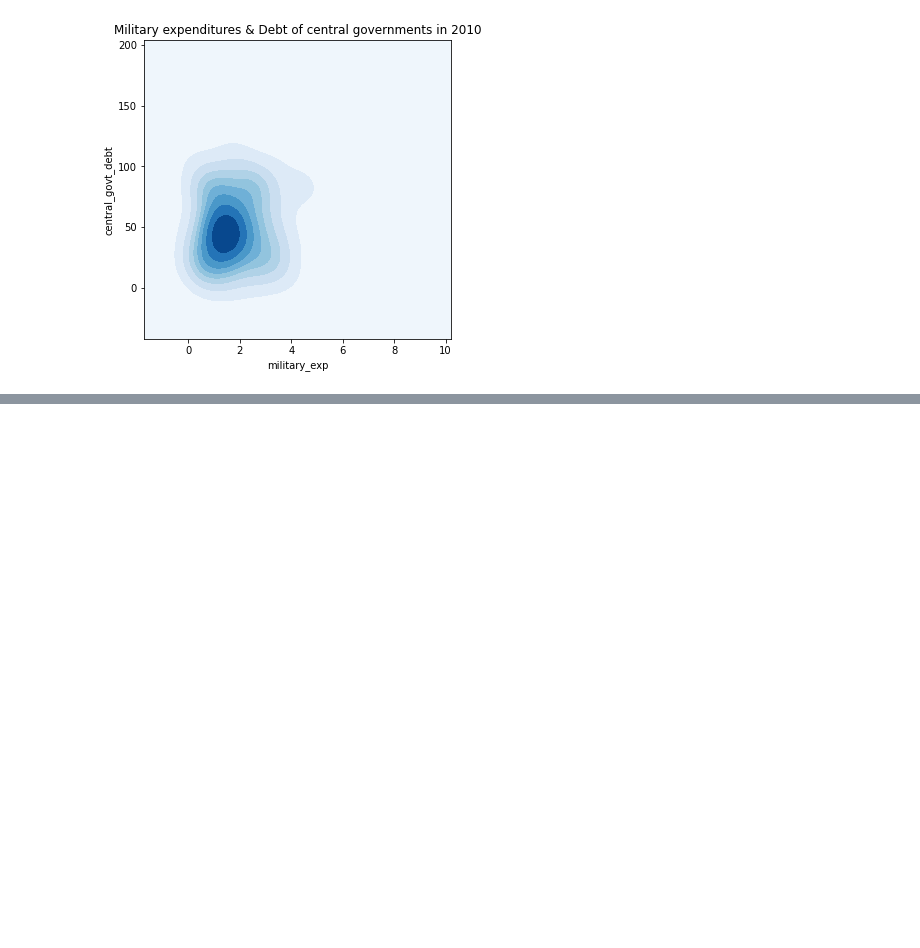
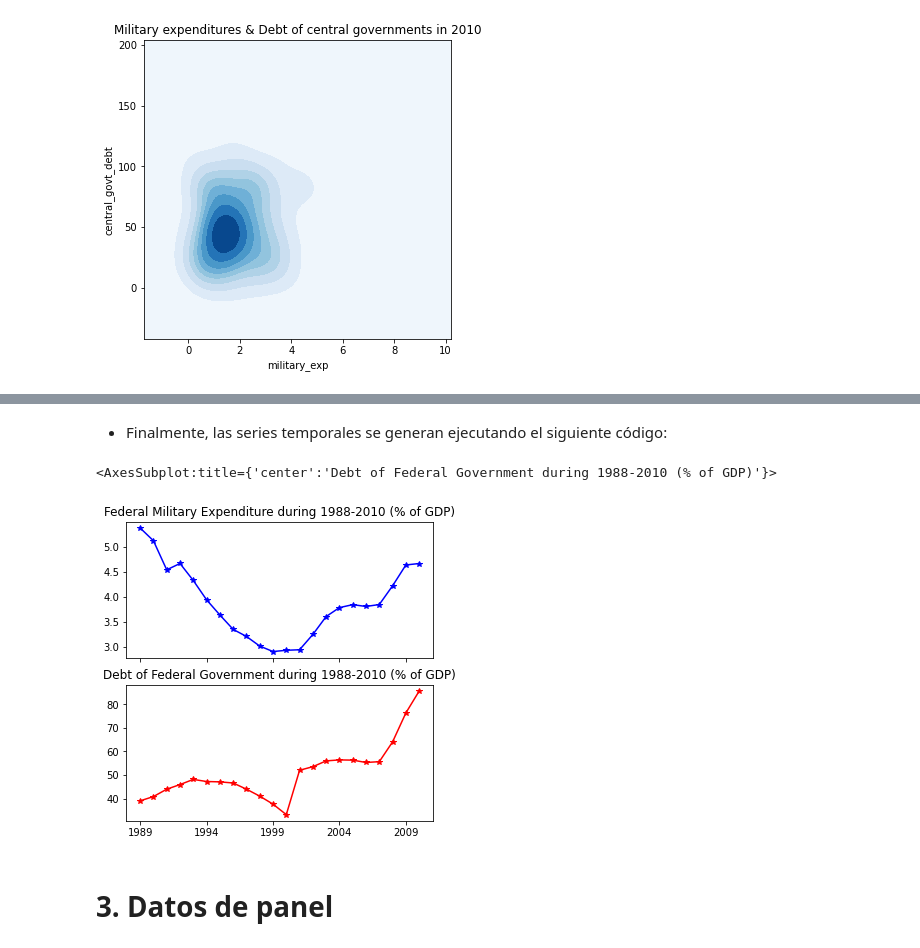
Before and after one commit to lihkir/TimeSeriesForecastingUninorte, a Jupyter notebook: tsf_section1.ipynb, the cells around one changed output, grey strips where cells are left out. Drawn from its saved outputs; the diff is of its cells as text; code cells hidden in the pictures; blank space fills up the shorter version.

Commit message:
Time series added
Time series added

```diff
--- a/tsf_section1.ipynb
+++ b/tsf_section1.ipynb
@@ -191,0 +201,3 @@ Text(0.5, 1.0, 'Military expenditures & Debt of central governments in 2010')
+# %%
+central_govt_debt_us = central_govt_debt.loc[central_govt_debt['Country Code']=='USA', :].T
+military_exp_us = military_exp.loc[military_exp['Country Code']=='USA', :].T
@@ -191,0 +224,7 @@ Text(0.5, 1.0, 'Military expenditures & Debt of central governments in 2010')
+# %%
+data_us = pd.concat((military_exp_us, central_govt_debt_us), axis=1)
+index0 = np.where(data_us.index=='1960')[0][0]
+index1 = np.where(data_us.index=='2010')[0][0]
+data_us = data_us.iloc[index0:index1+1,:]
+data_us.columns = ['Federal Military Expenditure', 'Debt of Federal Government']
+data_us.head(10)
@@ -191,0 +245,3 @@ Text(0.5, 1.0, 'Military expenditures & Debt of central governments in 2010')
+# %%
+data_us.dropna(inplace=True)
+print('Shape of data_us:', data_us.shape)
@@ -191,0 +259,14 @@ Text(0.5, 1.0, 'Military expenditures & Debt of central governments in 2010')
+# %% [markdown]
+- Finalmente, las series temporales se generan ejecutando el siguiente código:
+# %%
+f, axarr = plt.subplots(2, sharex=True)
+f.set_size_inches(5.5, 5.5)
+axarr[0].set_title('Federal Military Expenditure during 1988-2010 (% of GDP)')
+data_us['Federal Military Expenditure'].plot(linestyle='-', marker='*', color='b', ax=axarr[0])
+axarr[1].set_title('Debt of Federal Government during 1988-2010 (% of GDP)')
+data_us['Debt of Federal Government'].plot(linestyle='-', marker='*', color='r', ax=axarr[1])
+# %% [output]
+<AxesSubplot:title={'center':'Debt of Federal Government during 1988-2010 (% of GDP)'}>
+[figure, added]
+# %% [markdown]
+<h1>3. Datos de panel</h1>
```
Also changed, not shown: parts of 25 cells of this notebook.
